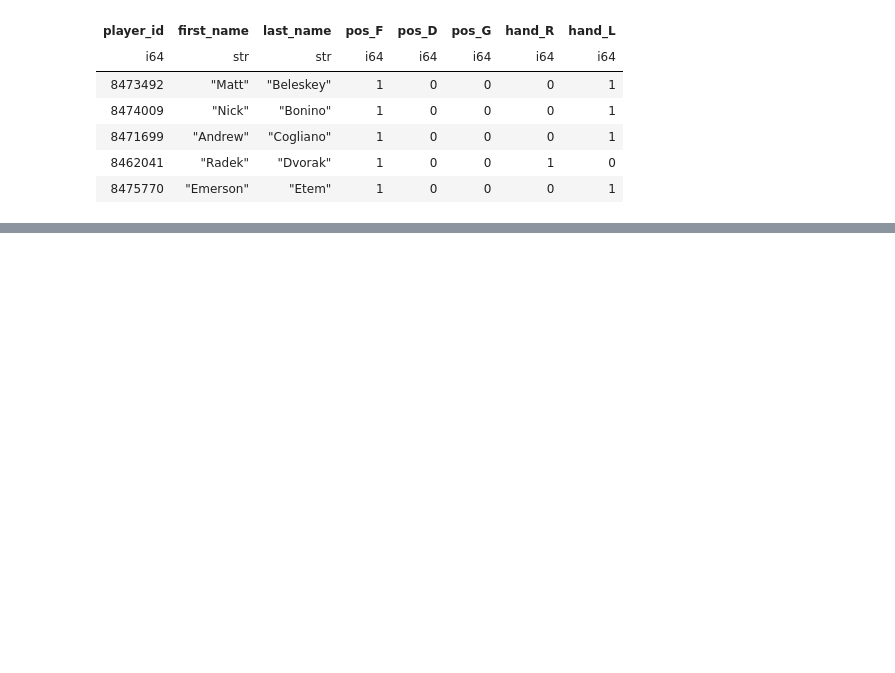
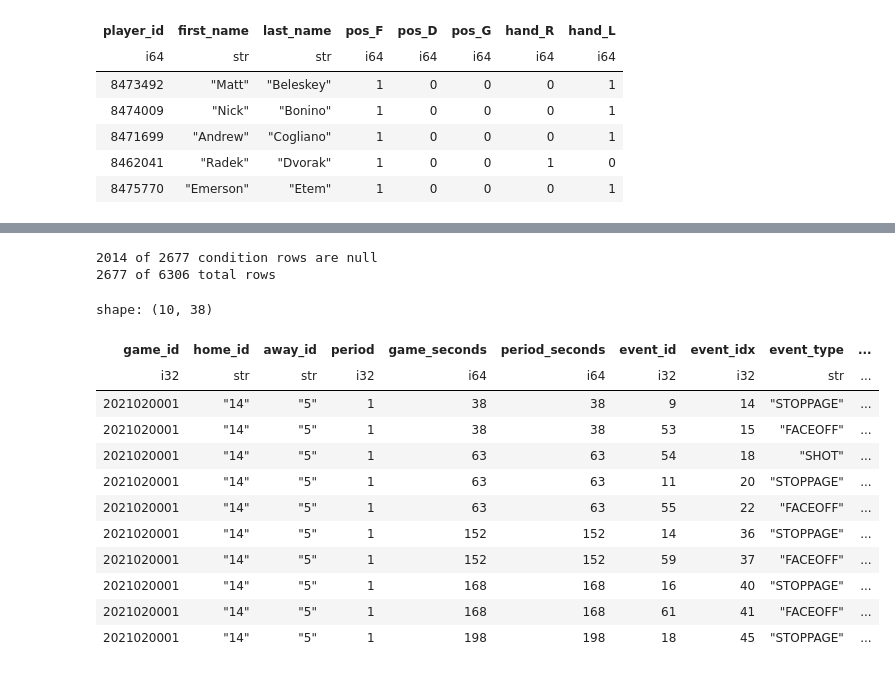
Before and after one commit to twinfield10/NHL-xG-Model, a Jupyter notebook: code/Shift Data.ipynb, the cells around one changed output, grey strips where cells are left out. Drawn from its saved outputs; the diff is of its cells as text; code cells hidden in the pictures; blank space fills up the shorter version.

```diff
--- a/code/Shift Data.ipynb
+++ b/code/Shift Data.ipynb
@@ -81,0 +380,2 @@ shape: (5, 8)
+# %%
+raw_shift_df = loop_shift_load(pbp_data = PBP_SLIM)
@@ -81,0 +424,23 @@ shape: (5, 8)
+# %%
+cond = ((pl.col('count_event_seconds_id') > 1) )
+print(raw_shift_df.filter(cond & pl.col('home_skaters_on').is_null()).height, "of", raw_shift_df.filter(cond).height, "condition rows are null")
+print(raw_shift_df.filter(cond).height, "of", raw_shift_df.height, "total rows")
+raw_shift_df.filter(cond).head(10)
+
+# Cond 1: (pl.col('home_skater_current_id') != "") & (pl.col('home_skater_on_id') == "") & (pl.col('home_skater_off_id') == "") & (pl.col('count_event_seconds_id') == 1)
+# %% [output]
+2014 of 2677 condition rows are null
+2677 of 6306 total rows
+shape: (10, 38)
+| game_id | home_id | away_id | period | game_seconds | period_seconds | event_id | event_idx | event_type | ... |
+| i32 | str | str | i32 | i64 | i64 | i32 | i32 | str | ... |
+| 2021020001 | "14" | "5" | 1 | 38 | 38 | 9 | 14 | "STOPPAGE" | ... |
+| 2021020001 | "14" | "5" | 1 | 38 | 38 | 53 | 15 | "FACEOFF" | ... |
+| 2021020001 | "14" | "5" | 1 | 63 | 63 | 54 | 18 | "SHOT" | ... |
+| 2021020001 | "14" | "5" | 1 | 63 | 63 | 11 | 20 | "STOPPAGE" | ... |
+| 2021020001 | "14" | "5" | 1 | 63 | 63 | 55 | 22 | "FACEOFF" | ... |
+| 2021020001 | "14" | "5" | 1 | 152 | 152 | 14 | 36 | "STOPPAGE" | ... |
+| 2021020001 | "14" | "5" | 1 | 152 | 152 | 59 | 37 | "FACEOFF" | ... |
+| 2021020001 | "14" | "5" | 1 | 168 | 168 | 16 | 40 | "STOPPAGE" | ... |
+| 2021020001 | "14" | "5" | 1 | 168 | 168 | 61 | 41 | "FACEOFF" | ... |
+| 2021020001 | "14" | "5" | 1 | 198 | 198 | 18 | 45 | "STOPPAGE" | ... |
```
Also changed, not shown: parts of 31 cells of this notebook, 2 other files.
